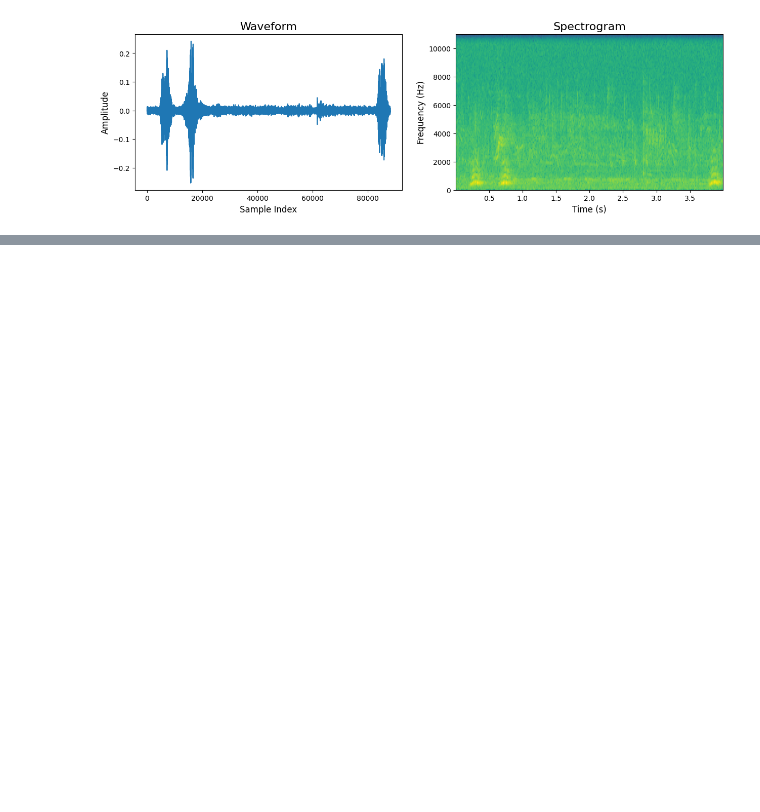
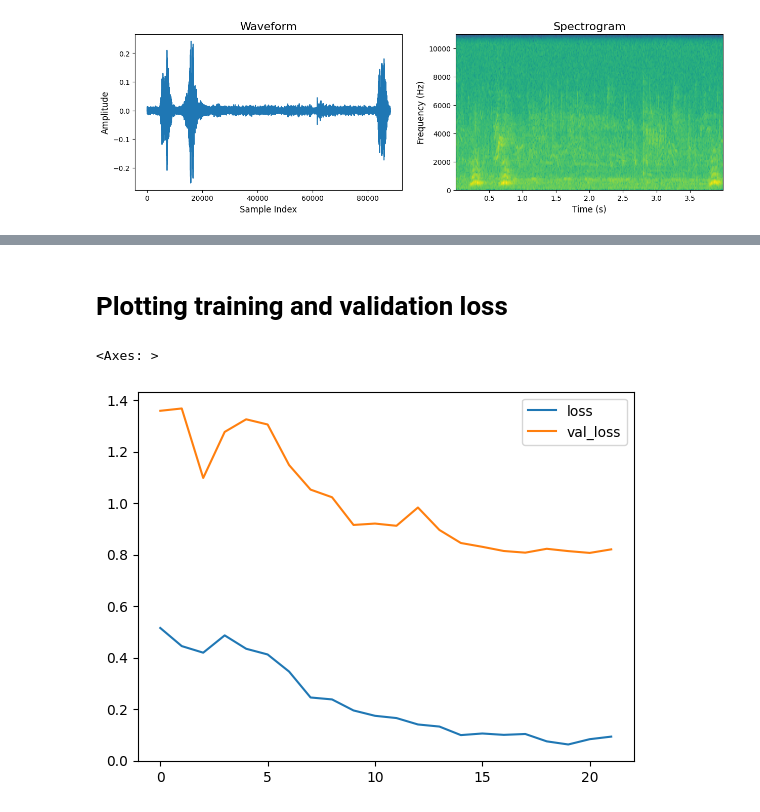
Before and after one commit to Arwan1/dog-repo, a Jupyter notebook: Dog_classification_project3.ipynb, the cells around one changed output, grey strips where cells are left out. Cells and saved outputs as stored; diff of their text form; code cells hidden in the pictures; blank space fills up the shorter version.

```diff
--- a/Dog_classification_project3.ipynb
+++ b/Dog_classification_project3.ipynb
@@ -221,0 +420,8 @@ Class : dog_emotion_frustration
+# %%
+# Adding early stopping to avoid overfitting
+earlyStopping = EarlyStopping(
+    monitor = 'val_accuracy',
+    min_delta = 5e-4,
+    patience = 5,
+    restore_best_weights = True
+)
@@ -221,0 +430,8 @@ Class : dog_emotion_frustration
+# %%
+# Adding a learning rate annealer
+reduceLR = ReduceLROnPlateau(
+    monitor = 'val_accuracy',
+    factor = 0.5,
+    patience = 3,
+    min_lr = 1e-5
+)
@@ -221,0 +440,8 @@ Class : dog_emotion_frustration
+# %%
+# Training model
+history = model.fit(
+    trainX, trainY,
+    validation_data = (testX, testY),
+    epochs = 50,
+    callbacks = [earlyStopping, reduceLR]
+)
@@ -221,0 +468,2 @@ Class : dog_emotion_frustration
+# %%
+historyDf = pd.DataFrame(history.history)
@@ -221,0 +527,8 @@ Class : dog_emotion_frustration
+# %% [markdown]
+# Plotting training and validation loss
+# %%
+# Plotting training and validation loss
+historyDf.loc[:, ['loss', 'val_loss']].plot()
+# %% [output]
+<Axes: >
+[figure, added]
```
Also changed, not shown: parts of 34 cells of this notebook.
